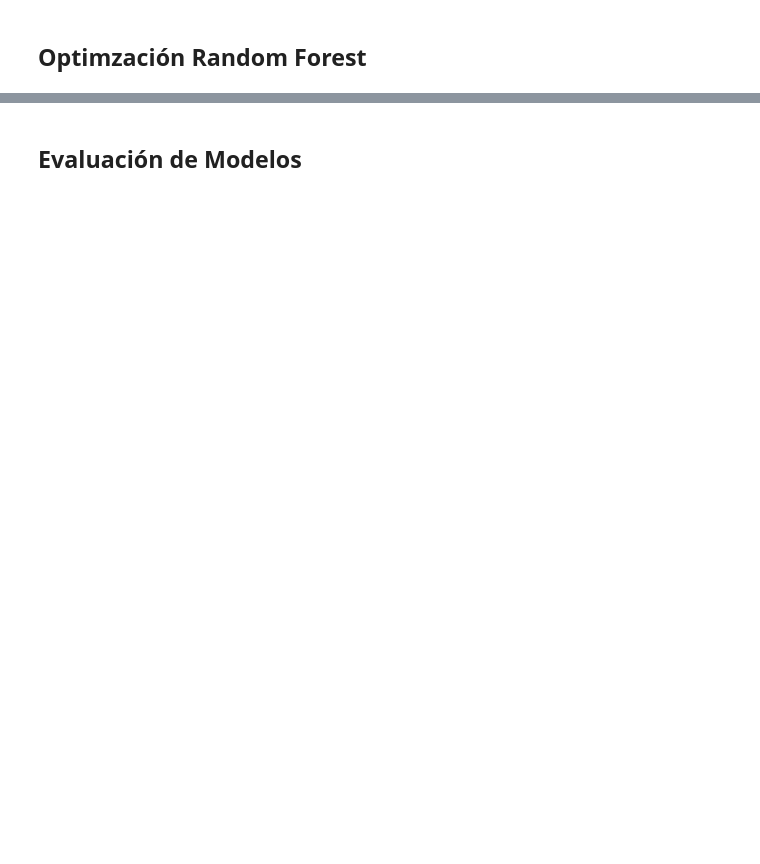
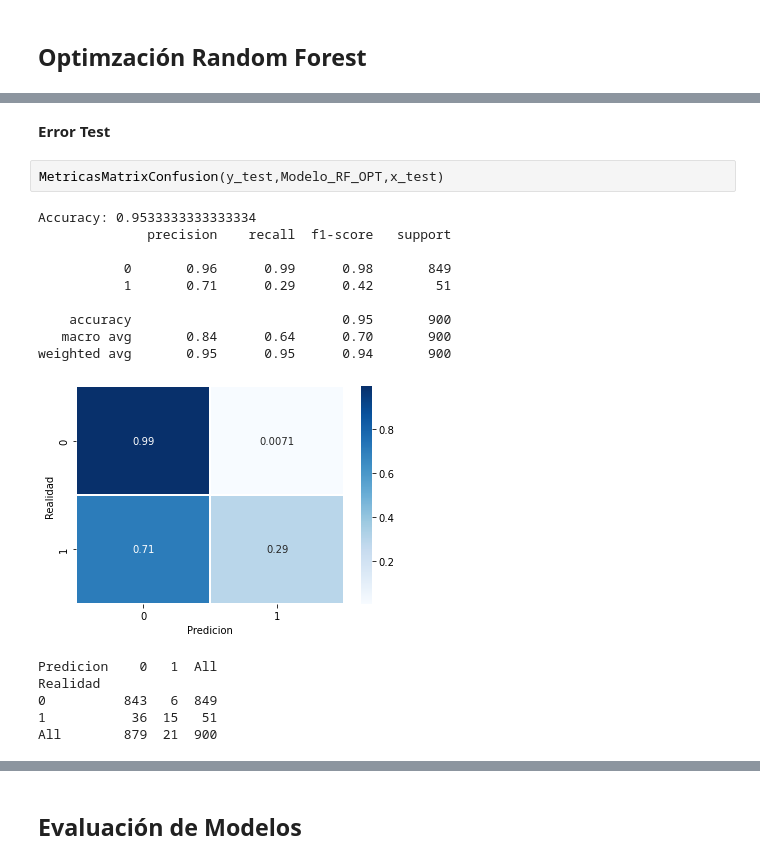
Before and after one commit to Oscar19922017/ProyectoPropensionCompra, a Jupyter notebook: Modelos.ipynb, the cells around one changed output, grey strips where cells are left out. Saved outputs shown, nothing was run; the diff lists cells and outputs as text; blank space fills up the shorter version.

```diff
--- a/Modelos.ipynb
+++ b/Modelos.ipynb
@@ -1254,0 +1349,20 @@ AUC_test_RF
+# %% [markdown]
+**Error Test**
+# %%
+MetricasMatrixConfusion(y_test,Modelo_RF_OPT,x_test)
+# %% [output]
+Accuracy: 0.9533333333333334
+              precision    recall  f1-score   support
+
+           0       0.96      0.99      0.98       849
+           1       0.71      0.29      0.42        51
+
+    accuracy                           0.95       900
+   macro avg       0.84      0.64      0.70       900
+weighted avg       0.95      0.95      0.94       900
+[figure, added]
+Predicion    0   1  All
+Realidad
+0          843   6  849
+1           36  15   51
+All        879  21  900
```
Also changed, not shown: parts of 36 cells of this notebook.
